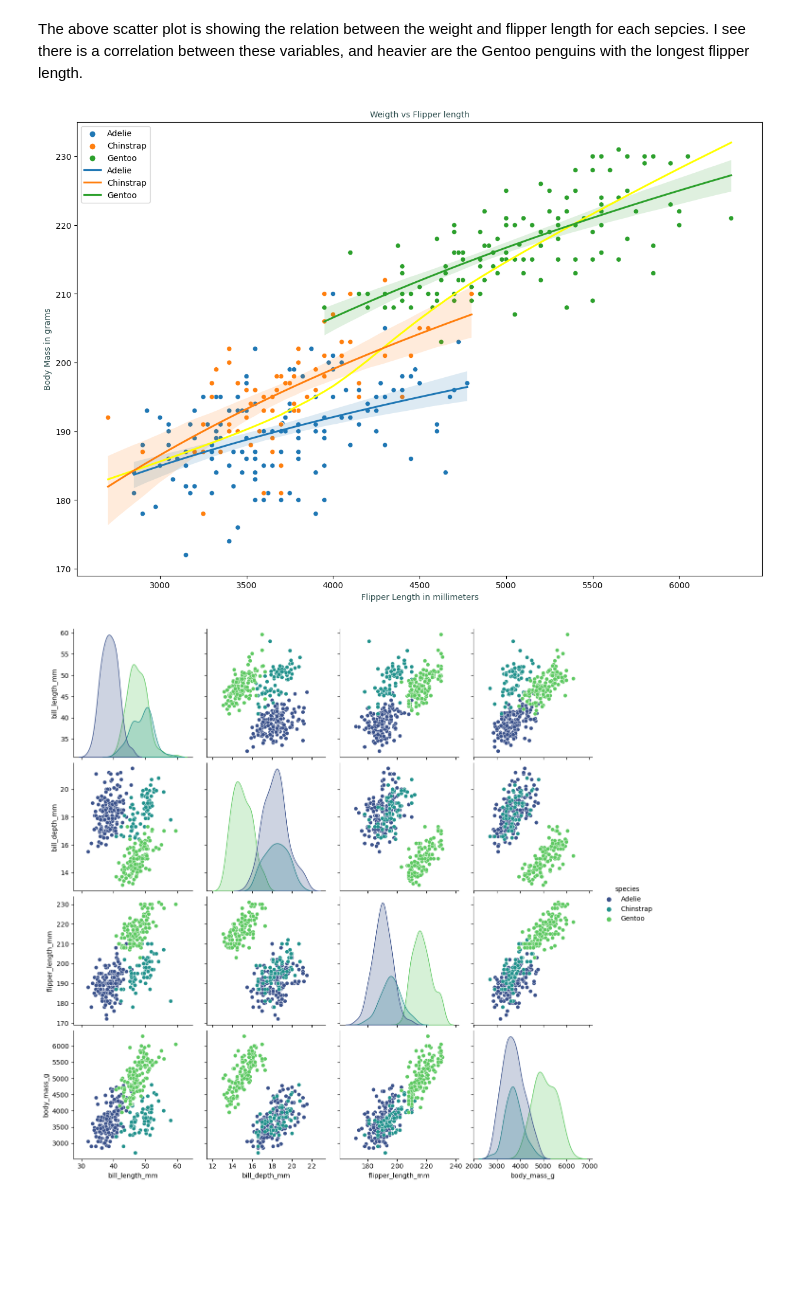
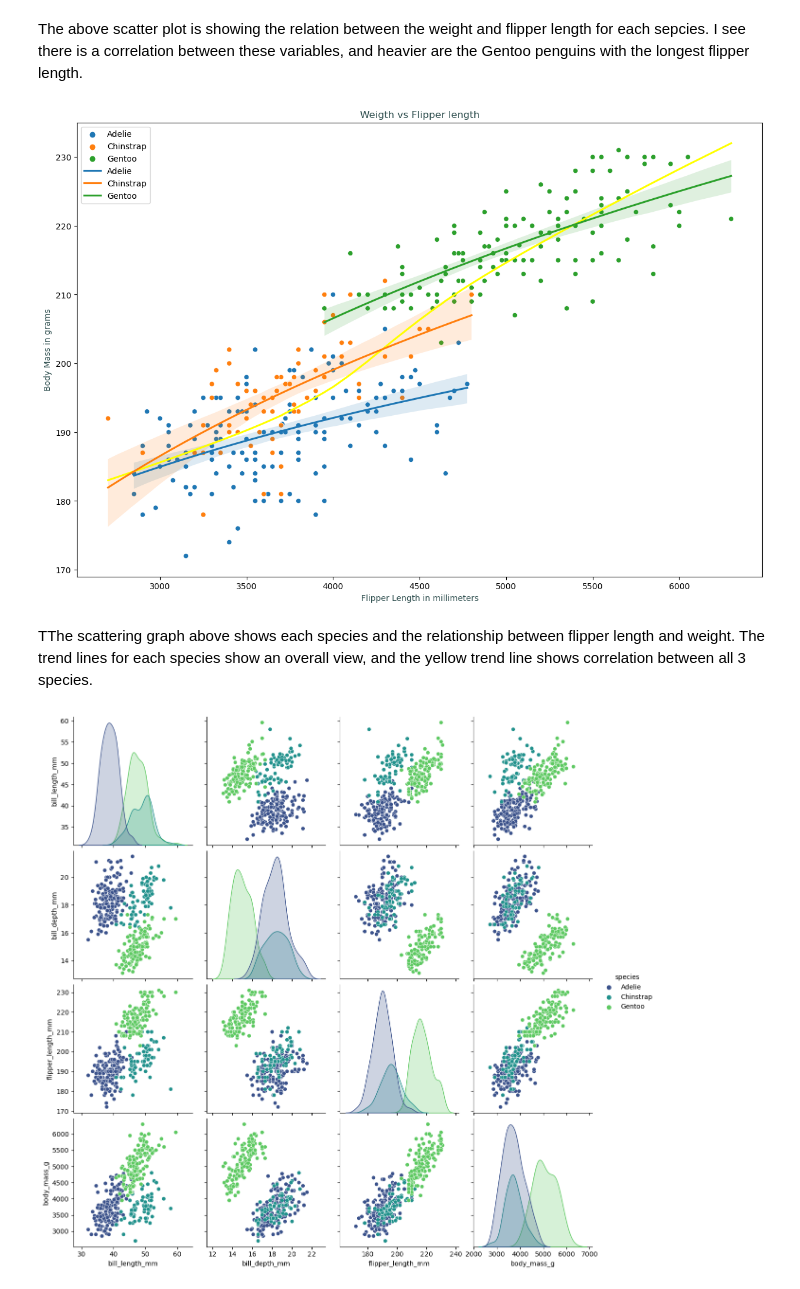
Before and after one commit to UWASIKLK/pda---mywork, a Jupyter notebook: penguins-project.ipynb, the cells around one changed output. Saved outputs shown, nothing was run; the diff lists cells and outputs as text; code cells hidden in the pictures; blank space fills up the shorter version.

```diff
--- a/penguins-project.ipynb
+++ b/penguins-project.ipynb
@@ -507,26 +507,28 @@ The above scatter plot is showing the relation between the weight and flipper le
 # %%
 # I created the scatter plot with the trend lines for all data points for each species so I could see the correlation between the species.
 # I addedd the trend line for all data points combined to show the general overview of dataset for specific variables.
 
 plt.figure(figsize=(15,10))
 sns.scatterplot(x='body_mass_g', y='flipper_length_mm', data=penguins, hue='species')
 
 # Add trend lines for all data points
 
 sns.regplot(x='body_mass_g', y='flipper_length_mm', data=penguins, scatter=False, lowess=True, color='yellow')
 
 # Separating the trend lines for each species.
 species_list = penguins['species'].unique()
 for species in species_list:
     block = penguins[penguins['species'] == species]
     sns.regplot(x='body_mass_g', y="flipper_length_mm", data=block, scatter=False, logx=True, label=species)
-plt.title("Weigth vs Flipper length", size=10, color ='darkslategray')
+plt.title("Weigth vs Flipper length", color ='darkslategray')
 plt.xlabel('Flipper Length in millimeters', color='darkslategray')
 plt.ylabel('Body Mass in grams', color='darkslategray')
 plt.legend()
 plt.show()
 # %% [output]
-[figure, old version]
+[figure, new version]
+# %% [markdown]
+TThe scattering graph above shows each species and the relationship between flipper length and weight. The trend lines for each species show an overall view, and the yellow trend line shows correlation between all 3 species.
 # %%
 # Below is a pair plot of each variables from dataset and show the realations in between them.
 sns.pairplot(penguins, hue='species', height=3, palette='viridis')
```
Also changed, not shown: parts of 3 cells of this notebook.
